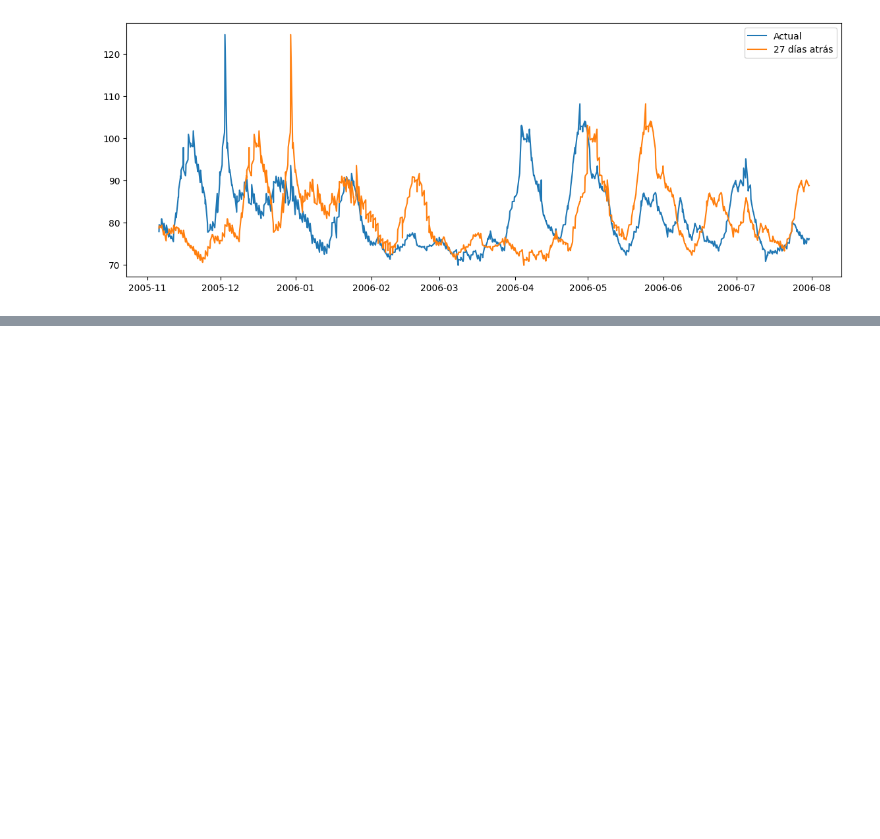
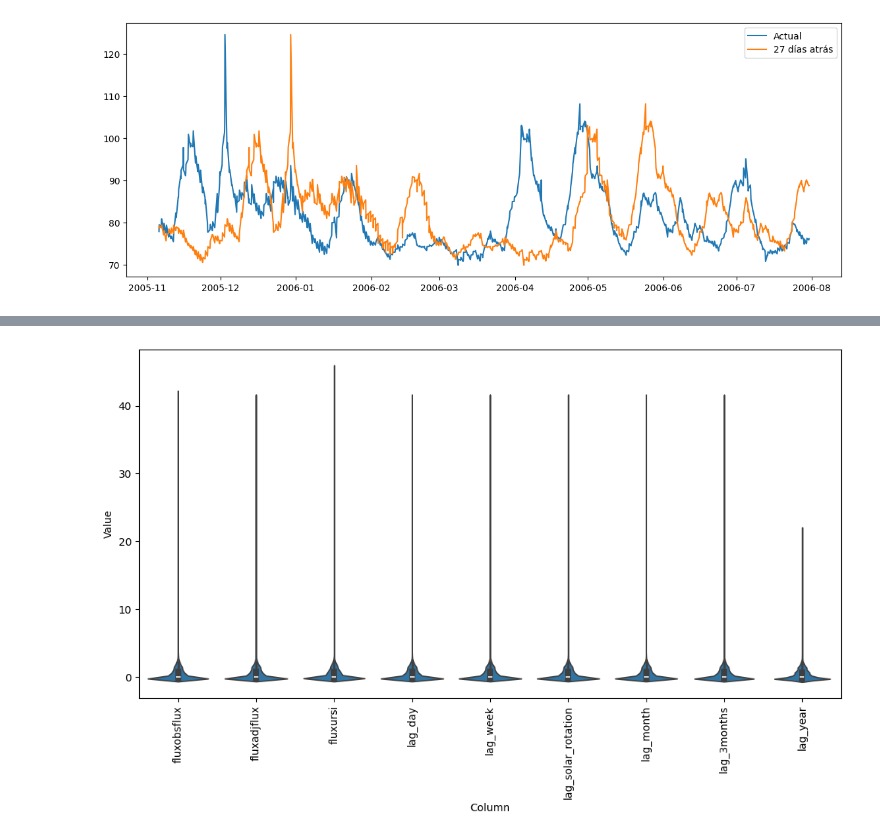
Before and after one commit to A01705840/Solar-Flux-Time-Series-Prediction, a Jupyter notebook: Solar_Flux.ipynb, the cells around one changed output, grey strips where cells are left out. Drawn from its saved outputs; the diff is of its cells as text; code cells hidden in the pictures; blank space fills up the shorter version.

```diff
--- a/Solar_Flux.ipynb
+++ b/Solar_Flux.ipynb
@@ -217,0 +213,20 @@ Test: 4500
+# %%
+
+features = [
+    "fluxobsflux",
+    "fluxadjflux",
+    "fluxursi",
+    "lag_day",
+    "lag_week",
+    "lag_solar_rotation",
+    "lag_month",
+    "lag_3months",
+    "lag_year"
+]
+scaler = RobustScaler()
+
+train_df[features] = scaler.fit_transform(train_df[features])
+
+val_df[features] = scaler.transform(val_df[features])
+
+test_df[features] = scaler.transform(test_df[features])
@@ -217,0 +249,19 @@ Test: 4500
+# %%
+df_plot = train_df[features].melt(
+    var_name="Column",
+    value_name="Value"
+)
+
+plt.figure(figsize=(12,6))
+
+sns.violinplot(
+    x="Column",
+    y="Value",
+    data=df_plot
+)
+
+plt.xticks(rotation=90)
+
+plt.show()
+# %% [output]
+[figure, added]
```
Also changed, not shown: parts of 11 cells of this notebook.
